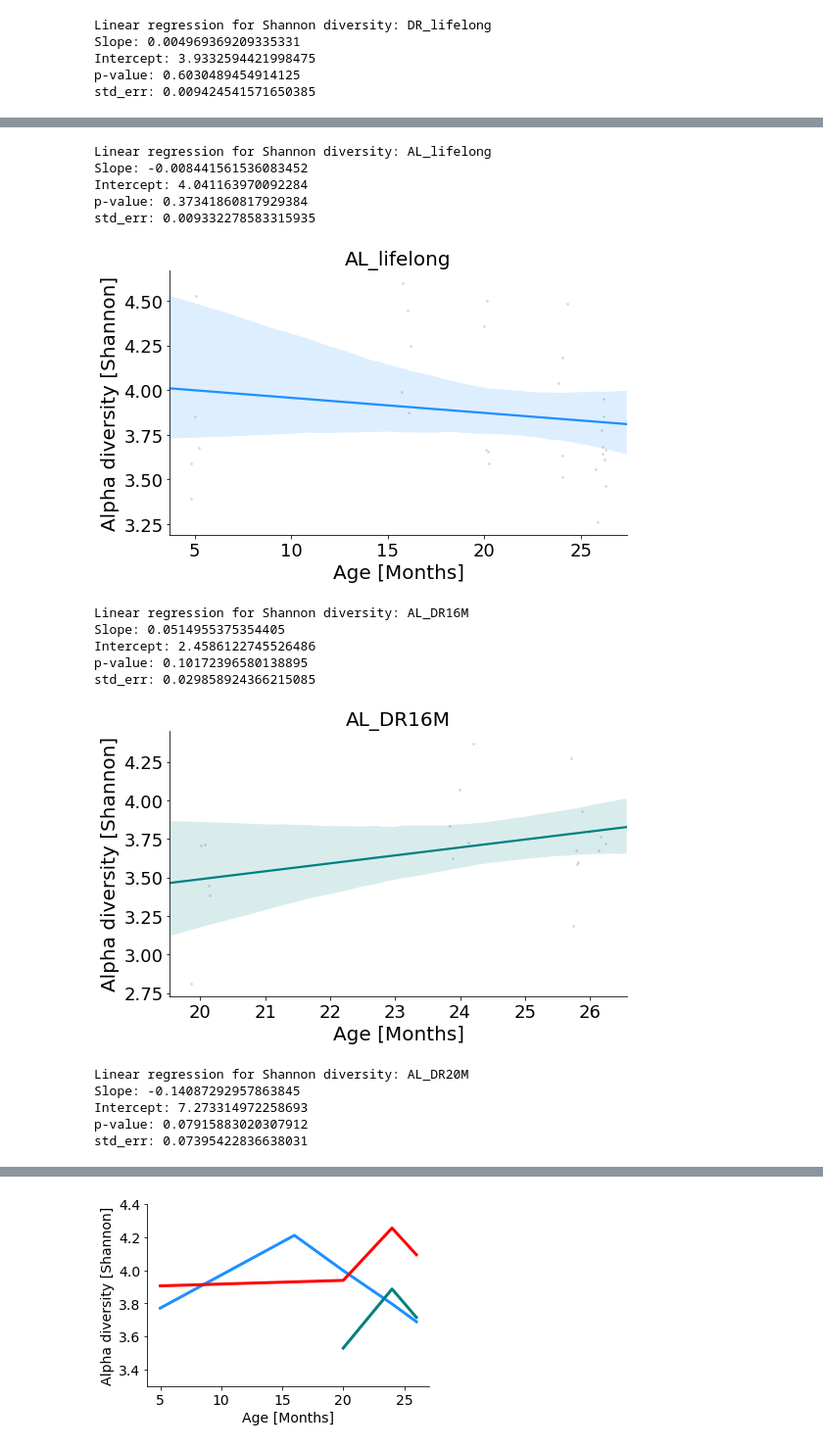
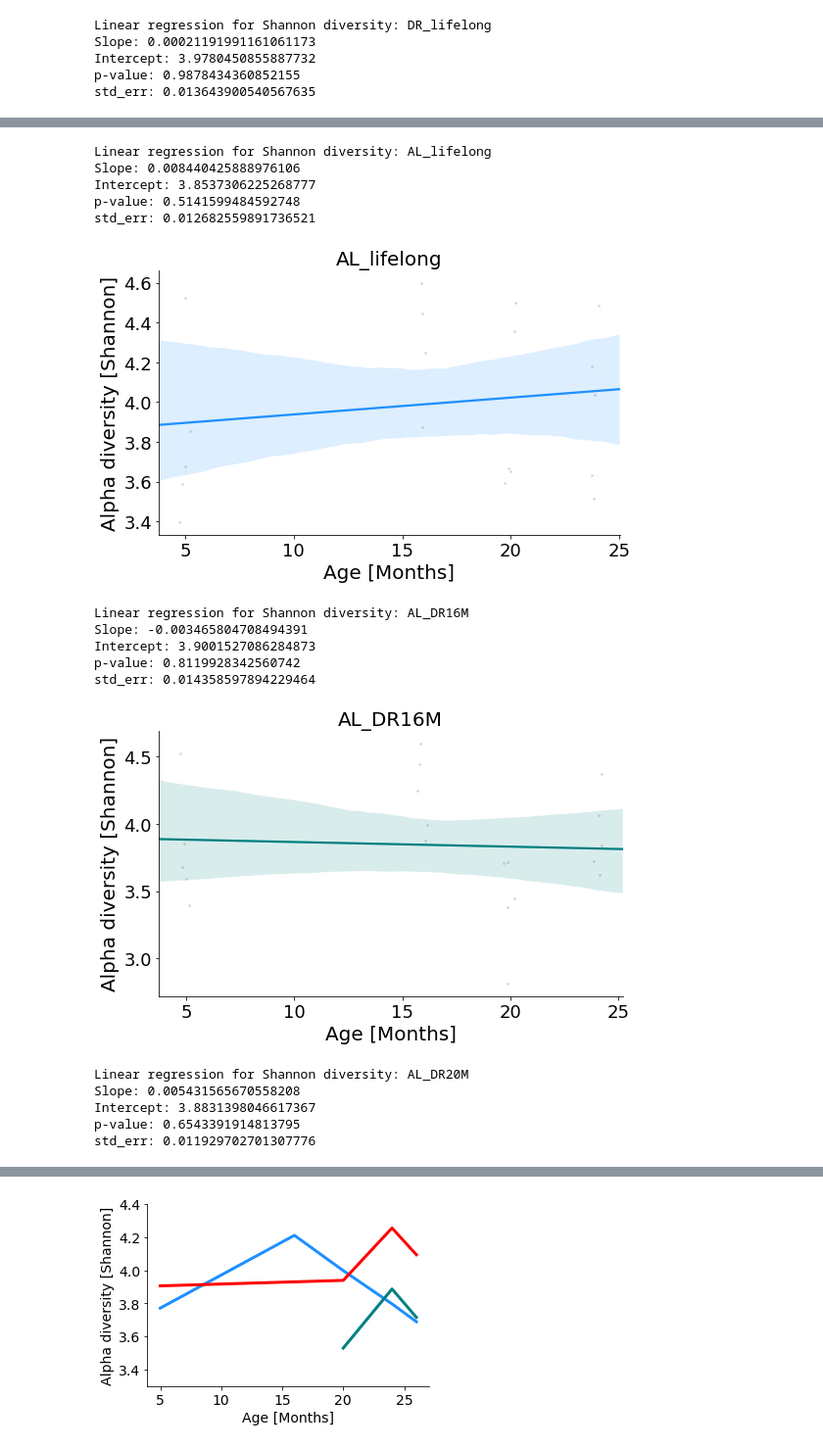
Before and after one commit to carolinamonzo/CM_16S_cross-sectionalF245, a Jupyter notebook: scripts/alpha_diversity_F2.ipynb, the cells around one changed output, grey strips where cells are left out. Shown at 98% size. Cells and saved outputs as stored; diff of their text form; code cells hidden in the pictures.

Commit message:
improved stats

```diff
--- a/scripts/alpha_diversity_F2.ipynb
+++ b/scripts/alpha_diversity_F2.ipynb
@@ -74,7 +75,7 @@ boxplot_alpha_all("Simpson", mea)
 print("//ANOVA BETWEEN TREATMENTS WITHIN TIMEPOINTS//")
 # Check ANOVA between treatments within timepoints
 pd.set_option("display.max_rows", None, "display.max_columns", None)
-for e in [5, 20, 24, 26]:
+for e in [5, 20, 24]:
     for method in ["Observed", "Shannon", "Simpson"]:
 
         print("Anova comparing treatments at {} Months {}\n".format(e, method))
@@ -106,0 +141,19 @@ DR_lifelong-AL_lifelong              False
+# %%
+# Now comparing between ages of the same diet
+# Statistics
+print("//K-W BETWEEN TIMEPOINTS WITHIN DIETS//")
+
+meax = mea[mea["Months"] < 25]
+
+# Check ANOVA between treatments within timepoints
+pd.set_option("display.max_rows", None, "display.max_columns", None)
+for e in ["AL_lifelong", "DR_lifelong", "AL_DR16M", "AL_DR20M"]:
+    for method in ["Observed", "Shannon", "Simpson"]:
+
+        print("Kruskall-Wallis comparing timepoints of {} diet {}\n".format(e, method))
+
+        test = meax[meax["Treatment"] == e]
+
+        print(stats.kruskal(test[method].to_list(), test["Months"].to_list()))
+        print("Mann-Whitney comparing timepoints of {} diet {}\n".format(e, method))
+        print(sp.posthoc_dunn(test, val_col = method, group_col = "Months", p_adjust = 'bonferroni'))
@@ -116,13 +188,19 @@ def linreg_cond_alpha(text, df, method):
         fig, ax = plt.subplots(figsize = (7.8, 5))
     elif text == "AL_DR16M":
         color = "teal"
-        df_prov2 = df[df["Treatment"] == text]
-        df_prov2 = df_prov2[df_prov2["Months"] > 14]
+        df_provA = df[df["Treatment"] == text]
+        df_provA = df_provA[df_provA["Months"] > 14]
+        df_provB = df[df["Treatment"] == "AL_lifelong"]
+        df_provB = df_provB[df_provB["Months"] < 17]
+        df_prov2 = pd.concat([df_provA, df_provB])
         fig, ax = plt.subplots(figsize = (7.8, 5))
     elif text == "AL_DR20M":
         color = "gold"
-        df_prov2 = df[df["Treatment"] == text]
-        df_prov2 = df_prov2[df_prov2["Months"] > 18]
+        df_provA = df[df["Treatment"] == text]
+        df_provA = df_provA[df_provA["Months"] > 18]
+        df_provB = df[df["Treatment"] == "AL_lifelong"]
+        df_provB = df_provB[df_provB["Months"] < 21]
+        df_prov2 = pd.concat([df_provA, df_provB])
         fig, ax = plt.subplots(figsize = (5.8, 5))
 
     sns.regplot(data = df_prov2, x = "Months",
@@ -154,13 +232,13 @@ def linreg_cond_alpha(text, df, method):
     else:
         plt.show()
 # %%
-linreg_cond_alpha("DR_lifelong", mea, "Shannon")
-linreg_cond_alpha("AL_lifelong", mea, "Shannon")
-linreg_cond_alpha("AL_DR16M", mea, "Shannon")
-linreg_cond_alpha("AL_DR20M", mea, "Shannon")
+linreg_cond_alpha("DR_lifelong", mea[mea["Months"] < 25], "Shannon")
+linreg_cond_alpha("AL_lifelong", mea[mea["Months"] < 25], "Shannon")
+linreg_cond_alpha("AL_DR16M", mea[mea["Months"] < 25], "Shannon")
+linreg_cond_alpha("AL_DR20M", mea[mea["Months"] < 25], "Shannon")
 # %% [output]
 Linear regression for Shannon diversity: DR_lifelong
-Slope: 0.004969369209335331
-Intercept: 3.9332594421998475
-p-value: 0.6030489454914125
-std_err: 0.009424541571650385
+Slope: 0.00021191991161061173
+Intercept: 3.9780450855887732
+p-value: 0.9878434360852155
+std_err: 0.013643900540567635
@@ -168,17 +246,17 @@ std_err: 0.009424541571650385
 Linear regression for Shannon diversity: AL_lifelong
-Slope: -0.008441561536083452
-Intercept: 4.041163970092284
-p-value: 0.37341860817929384
-std_err: 0.009332278583315935
+Slope: 0.008440425888976106
+Intercept: 3.8537306225268777
+p-value: 0.5141599484592748
+std_err: 0.012682559891736521
-[figure, old version]
+[figure, new version]
 Linear regression for Shannon diversity: AL_DR16M
-Slope: 0.0514955375354405
-Intercept: 2.4586122745526486
-p-value: 0.10172396580138895
-std_err: 0.029858924366215085
+Slope: -0.003465804708494391
+Intercept: 3.9001527086284873
+p-value: 0.8119928342560742
+std_err: 0.014358597894229464
-[figure, old version]
+[figure, new version]
 Linear regression for Shannon diversity: AL_DR20M
-Slope: -0.14087292957863845
-Intercept: 7.273314972258693
-p-value: 0.07915883020307912
-std_err: 0.07395422836638031
+Slope: 0.005431565670558208
+Intercept: 3.8831398046617367
+p-value: 0.6543391914813795
+std_err: 0.011929702701307776
```
Also changed, not shown: parts of 7 cells of this notebook.
